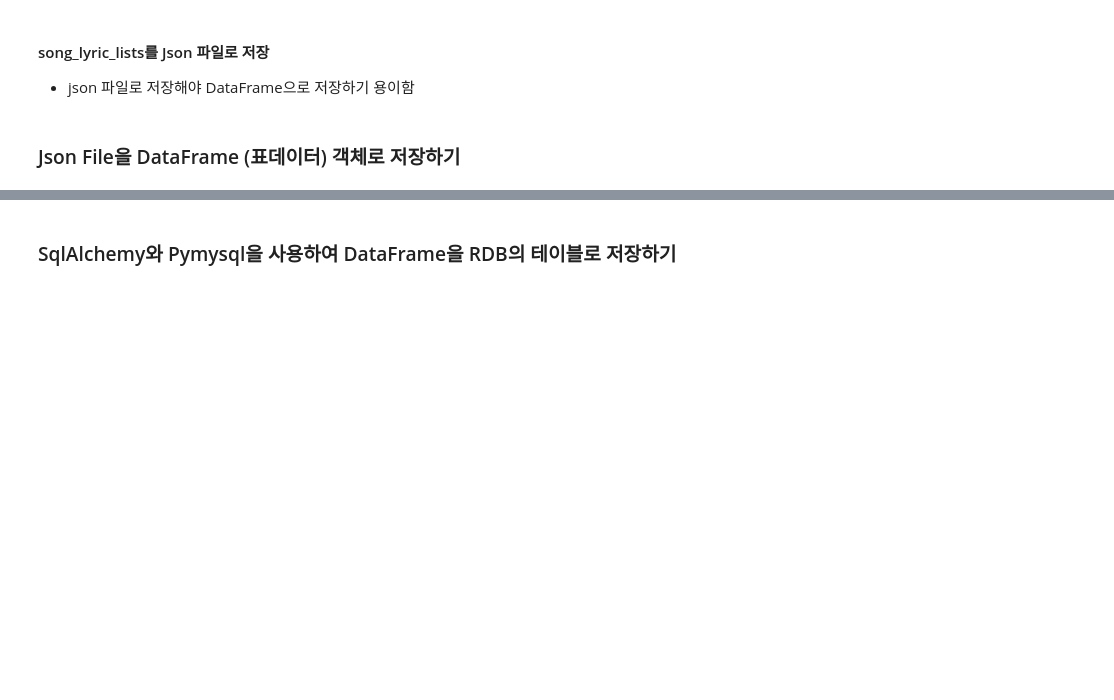
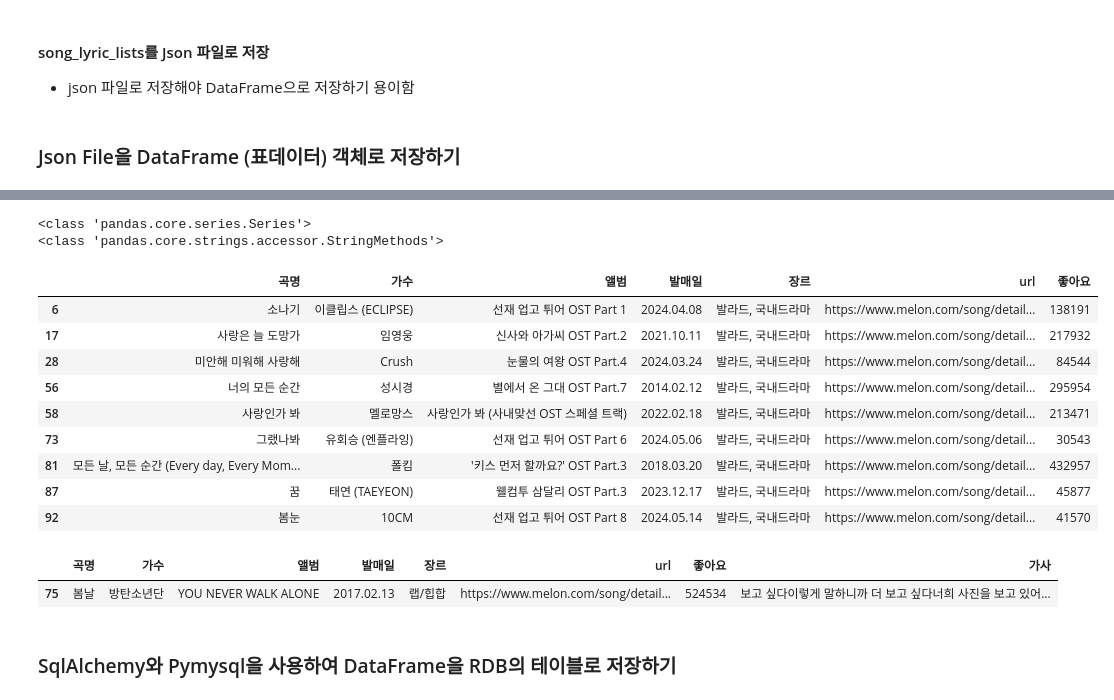
Before and after one commit to eunsol-k/Python_Webscraping_Analysis, a Jupyter notebook: 04.Melon100차트_데이터파싱_DB저장.ipynb, the cells around one changed output, grey strips where cells are left out. Drawn from its saved outputs; the diff is of its cells as text; code cells hidden in the pictures; blank space fills up the shorter version.

Commit message:
노래 DataFram 생성

```diff
--- a/04.Melon100차트_데이터파싱_DB저장.ipynb
+++ b/04.Melon100차트_데이터파싱_DB저장.ipynb
@@ -151,3 +151,9 @@ with open('data/songs100.json','w',encoding='utf-8') as file:
     json.dump(song_lyric_lists, file) #[{곡명:퀸카},{}]
 # %% [markdown]
 ### Json File을 DataFrame (표데이터) 객체로 저장하기
+# %%
+import pandas as pd
+
+song_df = pd.read_json('data/songs100.json')
+print(song_df.shape)
+song_df.head(3)
@@ -154,3 +252,28 @@ with open('data/songs100.json','w',encoding='utf-8') as file:
+# %%
+# 앨범명에 OST인 노래를 선택하기
+print(type(song_df['앨범']))
+print(type(song_df['앨범'].str))
+
+song_df.loc[song_df['앨범'].str.contains('OST'), '곡명':'좋아요']
+# %% [output]
+<class 'pandas.core.series.Series'>
+<class 'pandas.core.strings.accessor.StringMethods'>
+|  | 곡명 | 가수 | 앨범 | 발매일 | 장르 | url | 좋아요 |
+| 6 | 소나기 | 이클립스 (ECLIPSE) | 선재 업고 튀어 OST Part 1 | 2024.04.08 | 발라드, 국내드라마 | https://www.melon.com/song/detail... | 138191 |
+| 17 | 사랑은 늘 도망가 | 임영웅 | 신사와 아가씨 OST Part.2 | 2021.10.11 | 발라드, 국내드라마 | https://www.melon.com/song/detail... | 217932 |
+| 28 | 미안해 미워해 사랑해 | Crush | 눈물의 여왕 OST Part.4 | 2024.03.24 | 발라드, 국내드라마 | https://www.melon.com/song/detail... | 84544 |
+| 56 | 너의 모든 순간 | 성시경 | 별에서 온 그대 OST Part.7 | 2014.02.12 | 발라드, 국내드라마 | https://www.melon.com/song/detail... | 295954 |
+| 58 | 사랑인가 봐 | 멜로망스 | 사랑인가 봐 (사내맞선 OST 스페셜 트랙) | 2022.02.18 | 발라드, 국내드라마 | https://www.melon.com/song/detail... | 213471 |
+| 73 | 그랬나봐 | 유회승 (엔플라잉) | 선재 업고 튀어 OST Part 6 | 2024.05.06 | 발라드, 국내드라마 | https://www.melon.com/song/detail... | 30543 |
+| 81 | 모든 날, 모든 순간 (Every day, Every Mom... | 폴킴 | '키스 먼저 할까요?' OST Part.3 | 2018.03.20 | 발라드, 국내드라마 | https://www.melon.com/song/detail... | 432957 |
+| 87 | 꿈 | 태연 (TAEYEON) | 웰컴투 삼달리 OST Part.3 | 2023.12.17 | 발라드, 국내드라마 | https://www.melon.com/song/detail... | 45877 |
+| 92 | 봄눈 | 10CM | 선재 업고 튀어 OST Part 8 | 2024.05.14 | 발라드, 국내드라마 | https://www.melon.com/song/detail... | 41570 |
+# %%
+like_max_val = song_df['좋아요'].max()
+song_df.loc[song_df['좋아요'] == like_max_val]
+# %% [output]
+|  | 곡명 | 가수 | 앨범 | 발매일 | 장르 | url | 좋아요 | 가사 |
+| 75 | 봄날 | 방탄소년단 | YOU NEVER WALK ALONE | 2017.02.13 | 랩/힙합 | https://www.melon.com/song/detail... | 524534 | 보고 싶다이렇게 말하니까 더 보고 싶다너희 사진을 보고 있어... |
 # %% [markdown]
 ### SqlAlchemy와 Pymysql을 사용하여 DataFrame을 RDB의 테이블로 저장하기
 # %%
```
Also changed, not shown: parts of 9 cells of this notebook, 1 other file.
